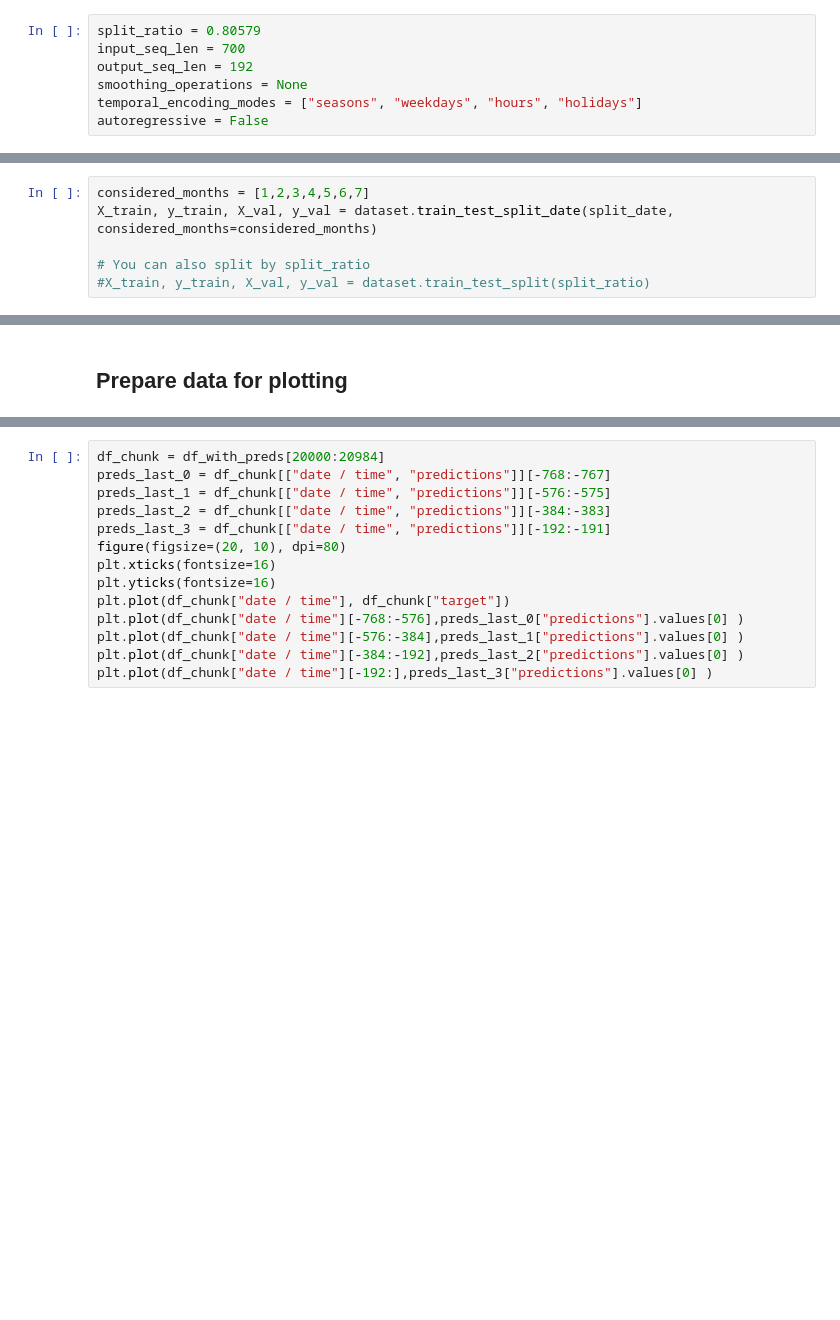
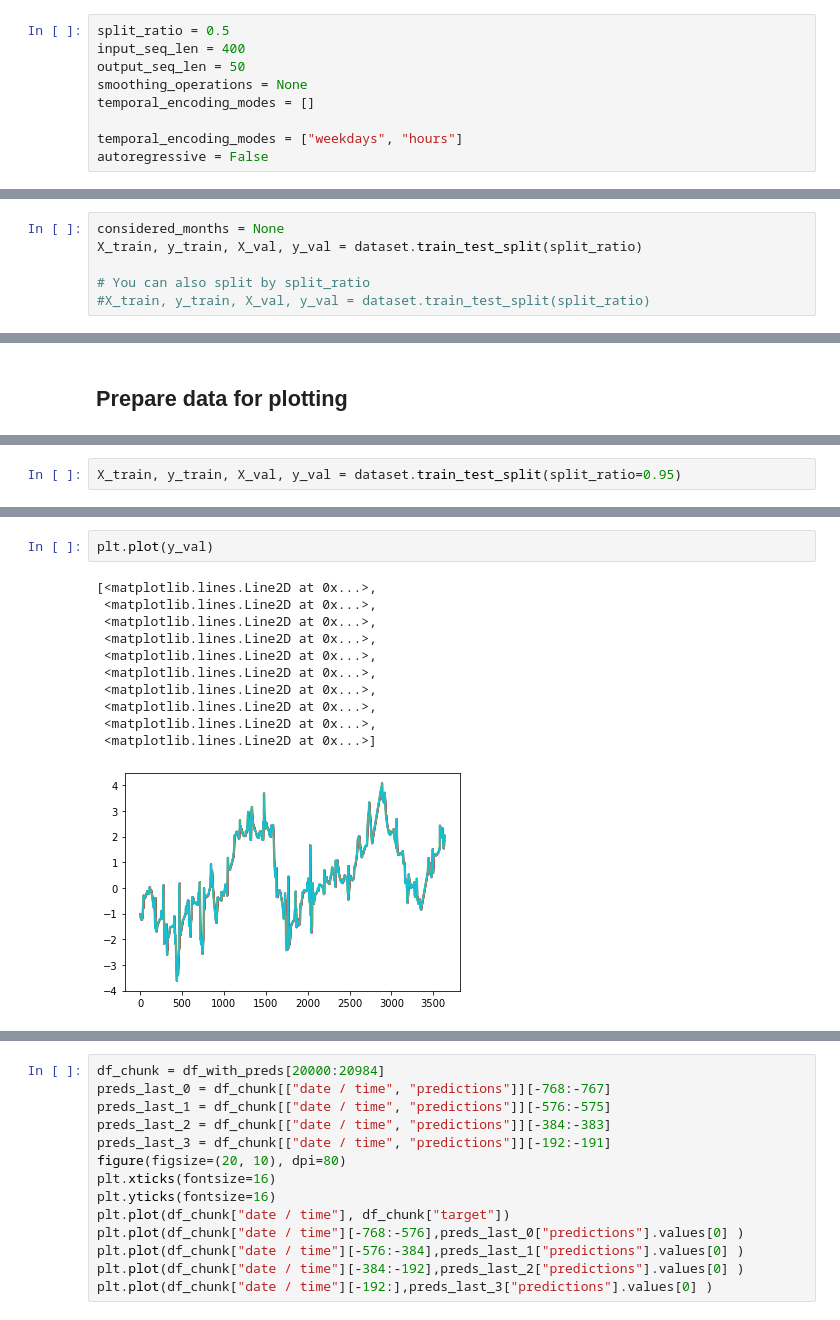
Before and after one commit to Schichael/TCN_Seq2Seq, a Jupyter notebook: notebooks/TCN_TCN_sample_notebook.ipynb, the cells around one changed output, grey strips where cells are left out. Cells and saved outputs as stored; diff of their text form; blank space fills up the shorter version.

```diff
--- a/notebooks/TCN_TCN_sample_notebook.ipynb
+++ b/notebooks/TCN_TCN_sample_notebook.ipynb
@@ -54,9 +70,11 @@ feature_target = "Heizkreis_Heizkoerper - Vorlauftemperatur (Forecast)"
 # %%
-split_ratio = 0.80579
-input_seq_len = 700
-output_seq_len = 192
+split_ratio = 0.5
+input_seq_len = 400
+output_seq_len = 50
 smoothing_operations = None
-temporal_encoding_modes = ["seasons", "weekdays", "hours", "holidays"]
+temporal_encoding_modes = []
+
+temporal_encoding_modes = ["weekdays", "hours"]
 autoregressive = False
 # %%
 
@@ -80,6 +138,6 @@ holidays
 # %%
-considered_months = [1,2,3,4,5,6,7]
-X_train, y_train, X_val, y_val = dataset.train_test_split_date(split_date, considered_months=considered_months)
+considered_months = None
+X_train, y_train, X_val, y_val = dataset.train_test_split(split_ratio)
 
 # You can also split by split_ratio
 #X_train, y_train, X_val, y_val = dataset.train_test_split(split_ratio)
@@ -202,0 +252,2 @@ model.save_model(save_path)
+# %%
+X_train, y_train, X_val, y_val = dataset.train_test_split(split_ratio=0.95)
@@ -206,0 +307,14 @@ preds_flat = preds.reshape(preds.shape[0], -1)
+# %%
+plt.plot(y_val)
+# %% [output]
+[<matplotlib.lines.Line2D at 0x...>,
+ <matplotlib.lines.Line2D at 0x...>,
+ <matplotlib.lines.Line2D at 0x...>,
+ <matplotlib.lines.Line2D at 0x...>,
+ <matplotlib.lines.Line2D at 0x...>,
+ <matplotlib.lines.Line2D at 0x...>,
+ <matplotlib.lines.Line2D at 0x...>,
+ <matplotlib.lines.Line2D at 0x...>,
+ <matplotlib.lines.Line2D at 0x...>,
+ <matplotlib.lines.Line2D at 0x...>]
+[figure, added]
```
Also changed, not shown: parts of 50 cells of this notebook, 10 other files.
